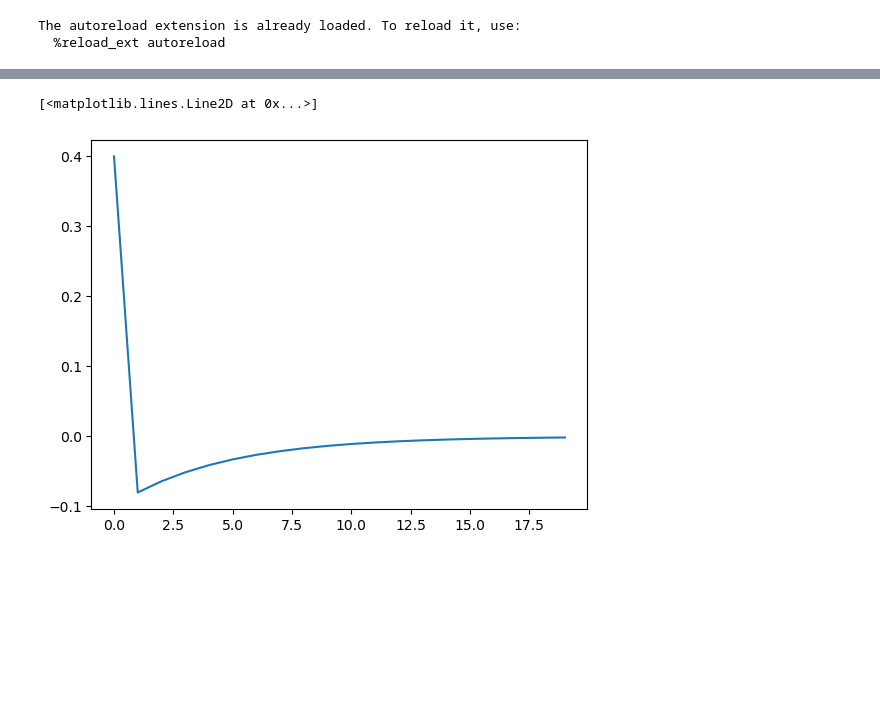
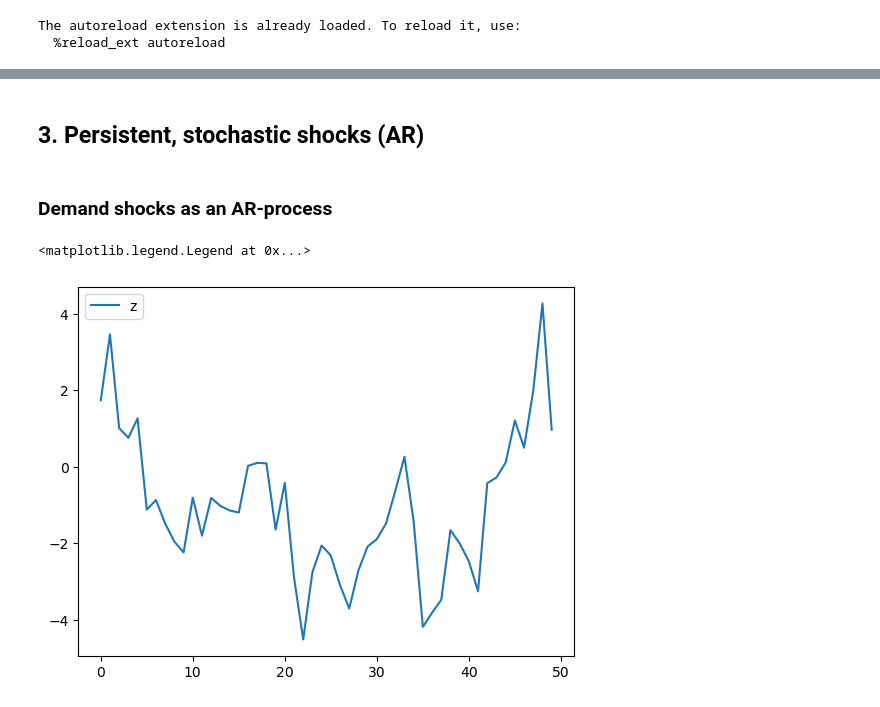
Before and after one commit to NumEconCopenhagen/projects-2024-mathias-mikkel-gabriele, a Jupyter notebook: modelproject/AS-AD-model.ipynb, the cells around one changed output, grey strips where cells are left out. Cells and saved outputs as stored; diff of their text form; code cells hidden in the pictures; blank space fills up the shorter version.

```diff
--- a/modelproject/AS-AD-model.ipynb
+++ b/modelproject/AS-AD-model.ipynb
@@ -19,4 +18,0 @@ calling .allocate()
-# %%
-model.path.z = np.zeros(par.Tpath)
-model.path.s = np.zeros(par.Tpath)
-model.path.z[0] = 1
@@ -25,7 +95,14 @@ model.solve()
+# %% [markdown]
+## 3. Persistent, stochastic shocks (AR)
+# %% [markdown]
+### Demand shocks as an AR-process
 # %%
+model.AR_shocks(rho=0.9,sd=1,z=True)
+
 fig = plt.figure()
 ax = fig.add_subplot(1,1,1)
-ax.plot(range(0,par.Tpath,1),model.path.pihat)
+ax.plot(range(0,par.Tpath),model.path.z,label=r'z')
+ax.legend(frameon=True)
 # %% [output]
-[<matplotlib.lines.Line2D at 0x...>]
+<matplotlib.legend.Legend at 0x...>
-[figure, old version]
+[figure, new version]
```
Also changed, not shown: parts of 15 cells of this notebook, 1 other file.
